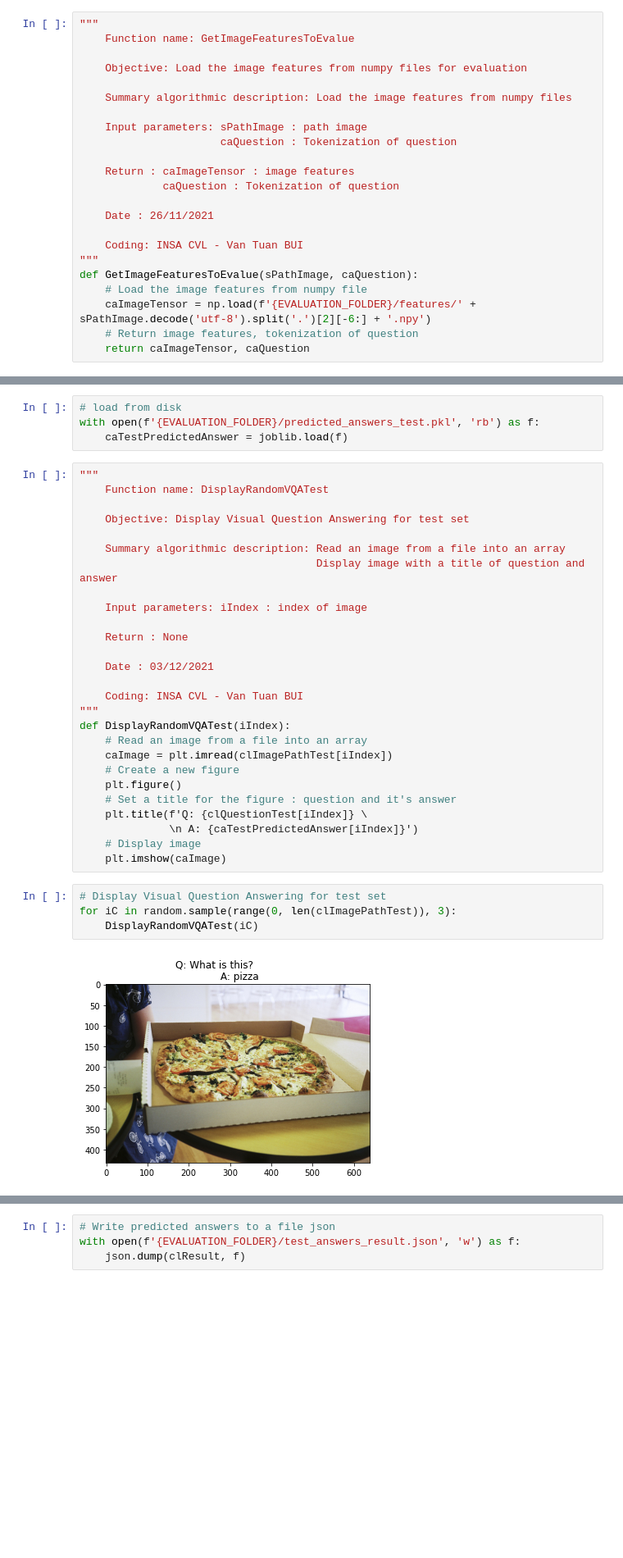
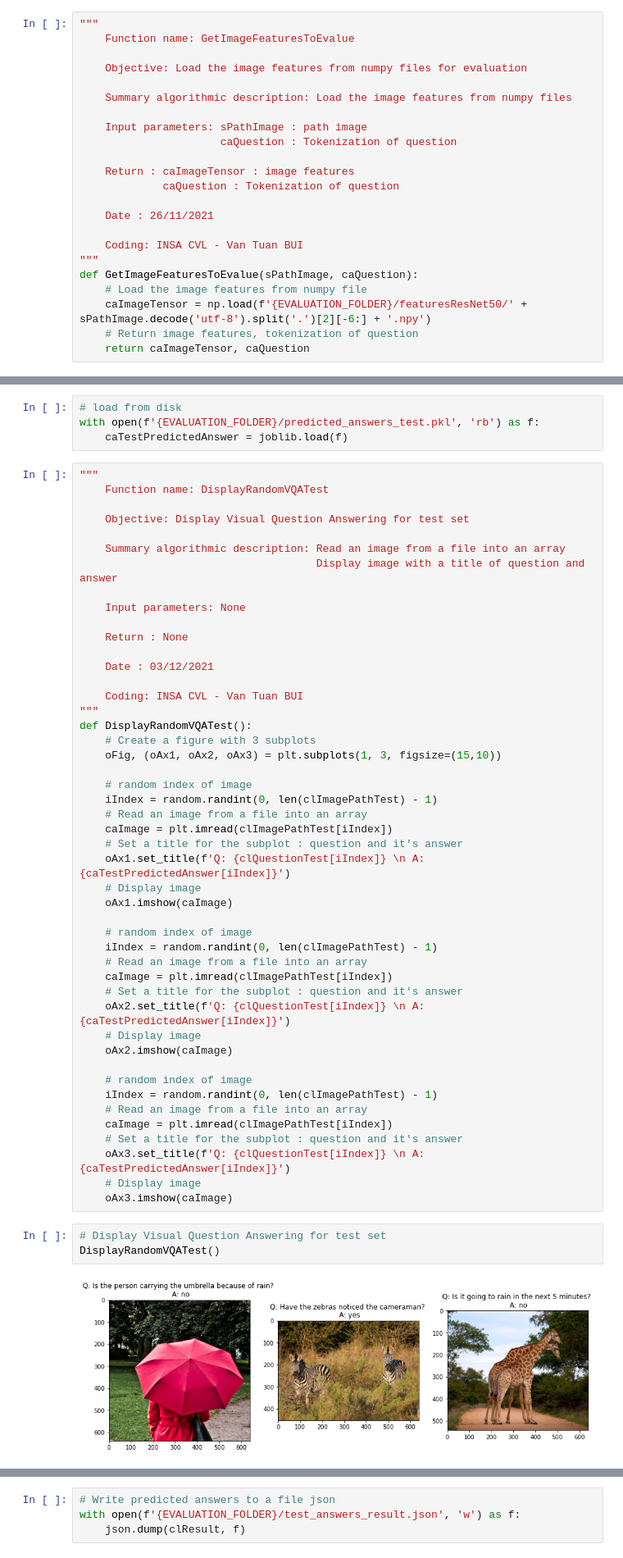
Before and after one commit to bvantuan/VQA, a Jupyter notebook: Evaluation.ipynb, the cells around one changed output, grey strips where cells are left out. Shown at 82% size. Cells and saved outputs as stored; diff of their text form; blank space fills up the shorter version.

```diff
--- a/Evaluation.ipynb
+++ b/Evaluation.ipynb
@@ -637,7 +731,7 @@ BATCH_SIZE = 300
 """
 def GetImageFeaturesToEvalue(sPathImage, caQuestion):
     # Load the image features from numpy file
-    caImageTensor = np.load(f'{EVALUATION_FOLDER}/features/' + sPathImage.decode('utf-8').split('.')[2][-6:] + '.npy')
+    caImageTensor = np.load(f'{EVALUATION_FOLDER}/featuresResNet50/' + sPathImage.decode('utf-8').split('.')[2][-6:] + '.npy')
     # Return image features, tokenization of question
     return caImageTensor, caQuestion
 # %%
@@ -705,7 +799,7 @@ with open(f'{EVALUATION_FOLDER}/predicted_answers_test.pkl', 'rb') as f:
     Summary algorithmic description: Read an image from a file into an array
                                      Display image with a title of question and answer
 
-    Input parameters: iIndex : index of image
+    Input parameters: None
 
     Return : None
 
@@ -713,19 +807,38 @@ with open(f'{EVALUATION_FOLDER}/predicted_answers_test.pkl', 'rb') as f:
 
     Coding: INSA CVL - Van Tuan BUI
 """
-def DisplayRandomVQATest(iIndex):
+def DisplayRandomVQATest():
+    # Create a figure with 3 subplots
+    oFig, (oAx1, oAx2, oAx3) = plt.subplots(1, 3, figsize=(15,10))
+
+    # random index of image
+    iIndex = random.randint(0, len(clImagePathTest) - 1)
     # Read an image from a file into an array
     caImage = plt.imread(clImagePathTest[iIndex])
-    # Create a new figure
-    plt.figure()
-    # Set a title for the figure : question and it's answer
-    plt.title(f'Q: {clQuestionTest[iIndex]} \
-              \n A: {caTestPredictedAnswer[iIndex]}')
+    # Set a title for the subplot : question and it's answer
+    oAx1.set_title(f'Q: {clQuestionTest[iIndex]} \n A: {caTestPredictedAnswer[iIndex]}')
     # Display image
-    plt.imshow(caImage)
+    oAx1.imshow(caImage)
+
+    # random index of image
+    iIndex = random.randint(0, len(clImagePathTest) - 1)
+    # Read an image from a file into an array
+    caImage = plt.imread(clImagePathTest[iIndex])
+    # Set a title for the subplot : question and it's answer
+    oAx2.set_title(f'Q: {clQuestionTest[iIndex]} \n A: {caTestPredictedAnswer[iIndex]}')
+    # Display image
+    oAx2.imshow(caImage)
+
+    # random index of image
+    iIndex = random.randint(0, len(clImagePathTest) - 1)
+    # Read an image from a file into an array
+    caImage = plt.imread(clImagePathTest[iIndex])
+    # Set a title for the subplot : question and it's answer
+    oAx3.set_title(f'Q: {clQuestionTest[iIndex]} \n A: {caTestPredictedAnswer[iIndex]}')
+    # Display image
+    oAx3.imshow(caImage)
 # %%
 # Display Visual Question Answering for test set
-for iC in random.sample(range(0, len(clImagePathTest)), 3):
-    DisplayRandomVQATest(iC)
+DisplayRandomVQATest()
 # %% [output]
-[figure, old version]
+[figure, new version]
```
Also changed, not shown: parts of 13 cells of this notebook, 4 other files.
